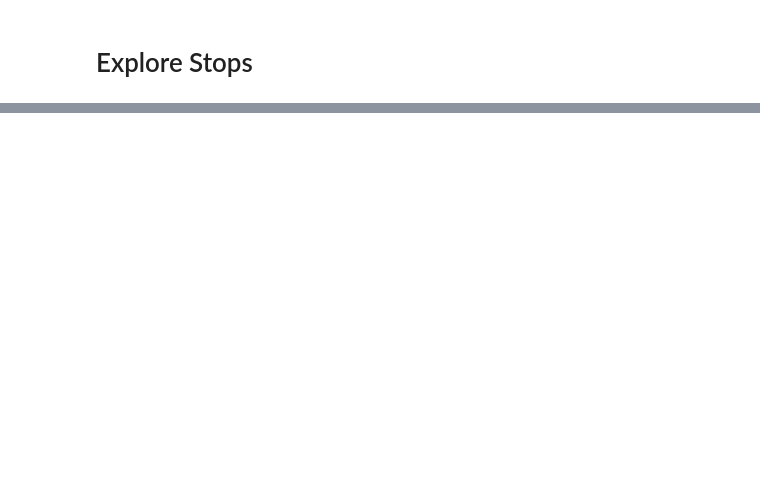
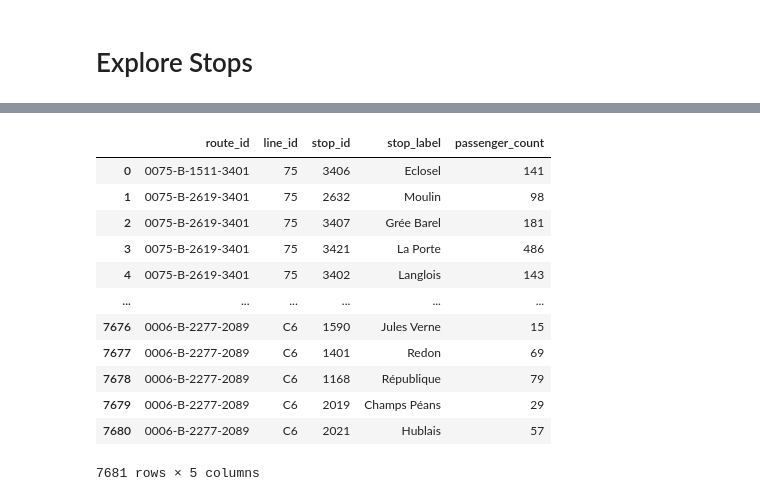
Before and after one commit to Meridolian/transouest, a Jupyter notebook: transouest/data_exploration.ipynb, the cells around one changed output, grey strips where cells are left out. Cells and saved outputs as stored; diff of their text form; code cells hidden in the pictures; blank space fills up the shorter version.

```diff
--- a/transouest/data_exploration.ipynb
+++ b/transouest/data_exploration.ipynb
@@ -37,0 +101,16 @@ c4 = lines.loc[lines["Nom court"] == "C4"]
+# %%
+stops
+# %% [output]
+|  | route_id | line_id | stop_id | stop_label | passenger_count |
+| 0 | 0075-B-1511-3401 | 75 | 3406 | Eclosel | 141 |
+| 1 | 0075-B-2619-3401 | 75 | 2632 | Moulin | 98 |
+| 2 | 0075-B-2619-3401 | 75 | 3407 | Grée Barel | 181 |
+| 3 | 0075-B-2619-3401 | 75 | 3421 | La Porte | 486 |
+| 4 | 0075-B-2619-3401 | 75 | 3402 | Langlois | 143 |
+| ... | ... | ... | ... | ... | ... |
+| 7676 | 0006-B-2277-2089 | C6 | 1590 | Jules Verne | 15 |
+| 7677 | 0006-B-2277-2089 | C6 | 1401 | Redon | 69 |
+| 7678 | 0006-B-2277-2089 | C6 | 1168 | République | 79 |
+| 7679 | 0006-B-2277-2089 | C6 | 2019 | Champs Péans | 29 |
+| 7680 | 0006-B-2277-2089 | C6 | 2021 | Hublais | 57 |
+7681 rows × 5 columns
```
Also changed, not shown: parts of 10 cells of this notebook, 2 other files.
